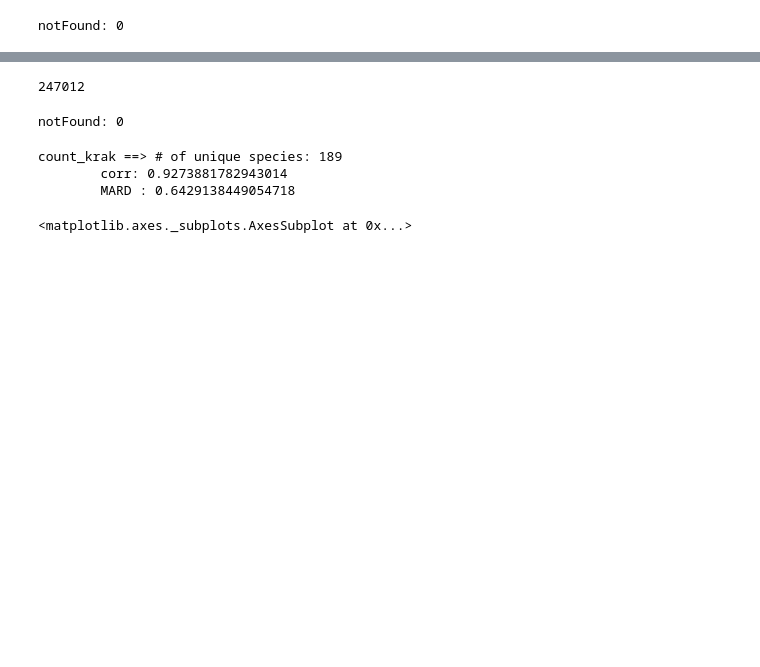
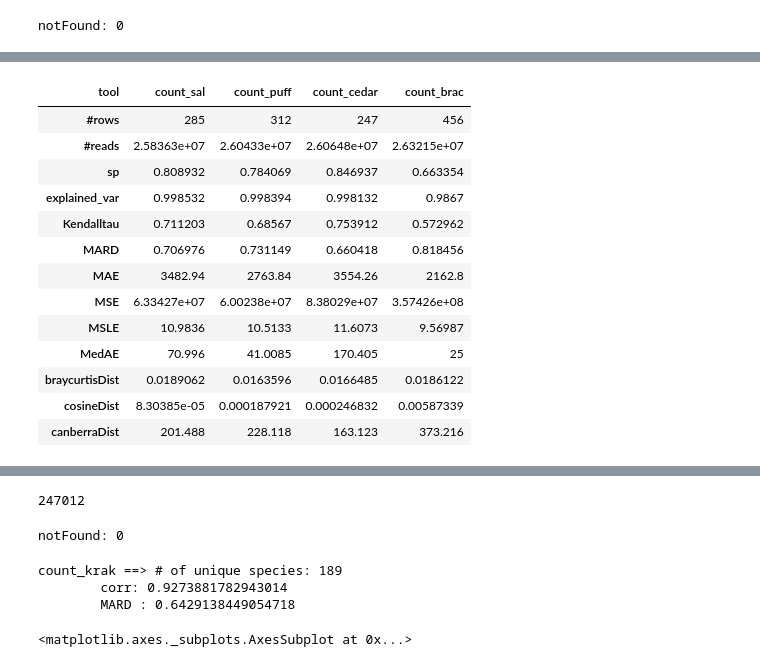
Before and after one commit to fataltes/quickNBs, a Jupyter notebook: cedar-ISMB.ipynb, the cells around one changed output, grey strips where cells are left out. Drawn from its saved outputs; the diff is of its cells as text; code cells hidden in the pictures; blank space fills up the shorter version.

Commit message:
Adding all the metrics for evaluating the results

```diff
--- a/cedar-ISMB.ipynb
+++ b/cedar-ISMB.ipynb
@@ -40,7 +42,7 @@ def relDiff(c1, c2, DF, cutoff=0.01, verbose=False):
     rd["relDiff"][nonZero] = allRD[nonZero]
     if len(bothZero) > 0:
         rd["relDiff"][bothZero] = 0.0
-    return rd, nonZero
+    return rd.fillna(0), nonZero
 # %%
 def aggregate(df, taxidID, cntID, level = 'species'):
     agg = {}
@@ -79,9 +81,9 @@ with open('/mnt/scratch2/cedar/input_files/nodes.dmp') as f:
 # seq2taxid=pd.read_table('/mnt/scratch2/cedar/input_files/seqid2taxid.map', header=None, names=['ref', 'taxid'])
 # seq2taxid['acc'] = seq2taxid['ref'].str.split('|').str[0]
 # truth=pd.read_table('/mnt/scratch2/cedar/input_files/i100_ref.truth')
-puff=pd.read_table('/mnt/scratch2/cedar/results/puff/aligned_trimmed_i100_31_sr1.quant/quant.sf')
+# puff=pd.read_table('/mnt/scratch2/cedar/results/puff/aligned_trimmed_i100_31_sr1.quant/quant.sf')
 # sal=pd.read_table('/mnt/scratch2/cedar/results/salmon/aligned_trimmed_i100_31_sr1.salmon/quant.sf')
-# cedar=pd.read_table('/mnt/scratch2/cedar/results/cedar/aligned_trimmed_i100_31_sr1.cedar')
+cedar=pd.read_table('/mnt/scratch2/cedar/results/cedar/aligned_trimmed_i100_31_sr1_2.cedar')
 # %%
 bracken=pd.read_table('/mnt/scratch2/cedar/results/bracken/trimmed_i100_k31_bracken.kreport', header=None)
 bracken.columns = ['percentage', 'count', 'distinctCount', 'level', 'taxid', 'taxname']
@@ -104,8 +106,8 @@ puff_taxid = pd.merge(puff, seq2taxid, left_on='Name', right_on='ref', how='left
 # %%
 # truth_agg = aggregate(truth_taxid, 'taxid', 'cnt')
 # sal_agg = aggregate(sal_taxid, 'taxid', 'NumReads')
-puff_agg = aggregate(puff_taxid, 'taxid', 'NumReads')
-#cedar_agg = aggregate(cedar, 'taxaId', 'count')
+# puff_agg = aggregate(puff_taxid, 'taxid', 'NumReads')
+cedar_agg = aggregate(cedar, 'taxaId', 'count')
 # %% [output]
 notFound: 0
 # %%
@@ -124,11 +126,2 @@ count_cedar    26065555
 count_brac     26321839
 dtype: uint64
-# %%
-print('number of distinct species:')
-minCnt = 0
-for col in ['count_sal', 'count_puff', 'count_cedar', 'count_brac']:
-    print('{} ==> # of unique species: {}'.format(col, len(trusalpufcedbrac[trusalpufcedbrac[col] > minCnt])))
-    print('\tcorr: {}'.format(trusalpufcedbrac[(trusalpufcedbrac[col] > minCnt) | (trusalpufcedbrac['count'] != 0)]
-                              [['count', col]].corr(method='spearman')['count'][col]))
-    rd, _ = relDiff('count', col, trusalpufcedbrac, cutoff=minCnt)
-    print("\tMARD : {}".format((0.5*rd['relDiff'].abs()).mean()))
@@ -148,0 +128,46 @@ count_brac ==> # of unique species: 623
+# %%
+minCnt = 3.6
+res = []
+for col in ['count_sal', 'count_puff', 'count_cedar', 'count_brac']:
+    df = trusalpufcedbrac[(trusalpufcedbrac[col] > minCnt) | (trusalpufcedbrac['count'] != 0)]
+    df[df[col] <= minCnt][col] = 0
+    rd, _ = relDiff('count', col, df, cutoff=minCnt)
+#     print('{} ==> # of unique species: {}, cnt of read: {}'.format(col,
+#                                    len(df), df[col].sum()))
+#     print('\tcorr: {}'.format(df[['count', col]].corr(method='spearman')['count'][col]))
+#     print("\tMARD : {}".format((0.5*rd['relDiff'].abs()).mean()))
+
+#     print("\tExplained Variance : {}".format(metrics.explained_variance_score(df[col], df['count'])))
+#     print("\tMAE : {}".format(metrics.mean_absolute_error(df[col], df['count'])))
+#     print("\tMSE : {}".format(metrics.mean_squared_error(df[col], df['count'])))
+#     print("\tMSLE : {}".format(metrics.mean_squared_log_error(df[col], df['count'])))
+#     print("\tMedAE : {}".format(metrics.median_absolute_error(df[col], df['count'])))
+#     print("\tKendalltau : {}".format(scipy.stats.kendalltau(df[col], df['count'])))
+#     print("\tBraycurtis Distance : {}".format(scipy.spatial.distance.braycurtis(df[col], df['count'])))
+#     print("\tCosine Distance : {}".format(scipy.spatial.distance.cosine(df[col], df['count'])))
+#     print("\tCanberra Distance : {}".format(scipy.spatial.distance.canberra(df[col], df['count'])))
+    res += [[
+        col, len(df), df[col].sum(),
+        df[['count', col]].corr(method='spearman')['count'][col],
+        metrics.explained_variance_score(df[col], df['count']),
+        scipy.stats.kendalltau(df[col], df['count']).correlation,
+        (0.5*rd['relDiff'].abs()).mean(),
+        metrics.mean_absolute_error(df[col], df['count']),
+        metrics.mean_squared_error(df[col], df['count']),
+        metrics.mean_squared_log_error(df[col], df['count']),
+        metrics.median_absolute_error(df[col], df['count']),
+        scipy.spatial.distance.braycurtis(df[col], df['count']),
+        scipy.spatial.distance.cosine(df[col], df['count']),
+        scipy.spatial.distance.canberra(df[col], df['count'])
+    ]
+    ]
+final_metrics = pd.DataFrame.from_records(res, columns=['tool', '#rows', '#reads',
+                                                       'sp', 'explained_var', 'Kendalltau',
+                                                        'MARD',
+                                                        'MAE', 'MSE', 'MSLE', 'MedAE',
+                                                       'braycurtisDist', 'cosineDist', 'canberraDist'])
+final_metrics = final_metrics.transpose()
+final_metrics.columns = final_metrics.iloc[0]
+final_metrics = final_metrics[1:]
+final_metrics
+# %% [output]
@@ -148,0 +179,14 @@ count_brac ==> # of unique species: 623
+| tool | count_sal | count_puff | count_cedar | count_brac |
+| #rows | 285 | 312 | 247 | 456 |
+| #reads | 2.58363e+07 | 2.60433e+07 | 2.60648e+07 | 2.63215e+07 |
+| sp | 0.808932 | 0.784069 | 0.846937 | 0.663354 |
+| explained_var | 0.998532 | 0.998394 | 0.998132 | 0.9867 |
+| Kendalltau | 0.711203 | 0.68567 | 0.753912 | 0.572962 |
+| MARD | 0.706976 | 0.731149 | 0.660418 | 0.818456 |
+| MAE | 3482.94 | 2763.84 | 3554.26 | 2162.8 |
+| MSE | 6.33427e+07 | 6.00238e+07 | 8.38029e+07 | 3.57426e+08 |
+| MSLE | 10.9836 | 10.5133 | 11.6073 | 9.56987 |
+| MedAE | 70.996 | 41.0085 | 170.405 | 25 |
+| braycurtisDist | 0.0189062 | 0.0163596 | 0.0166485 | 0.0186122 |
+| cosineDist | 8.30385e-05 | 0.000187921 | 0.000246832 | 0.00587339 |
+| canberraDist | 201.488 | 228.118 | 163.123 | 373.216 |
```
Also changed, not shown: parts of 7 cells of this notebook.
